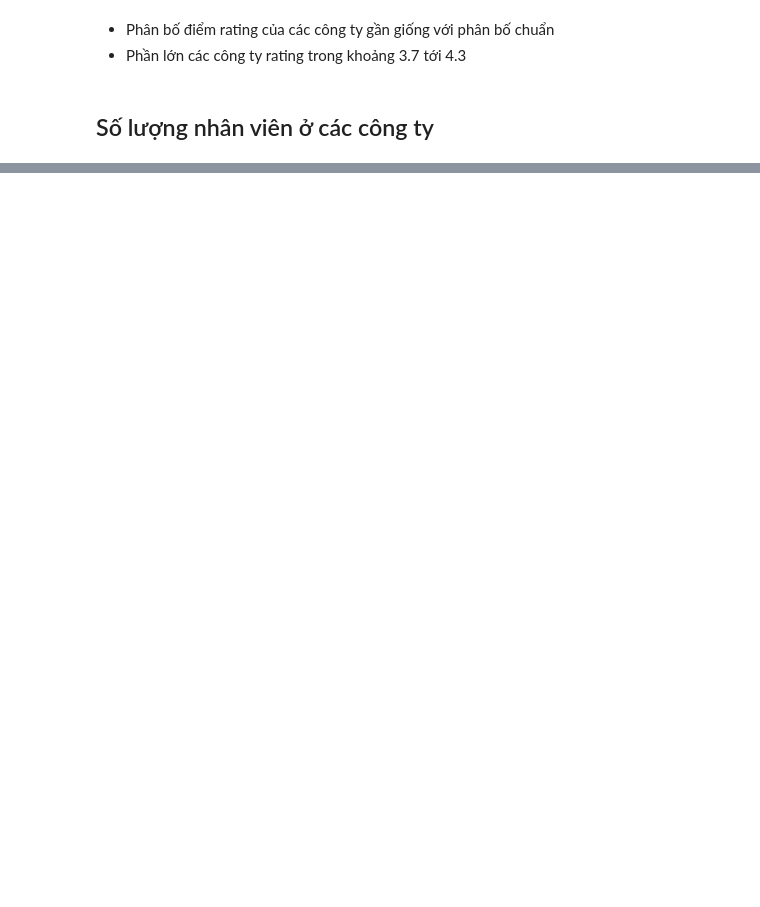
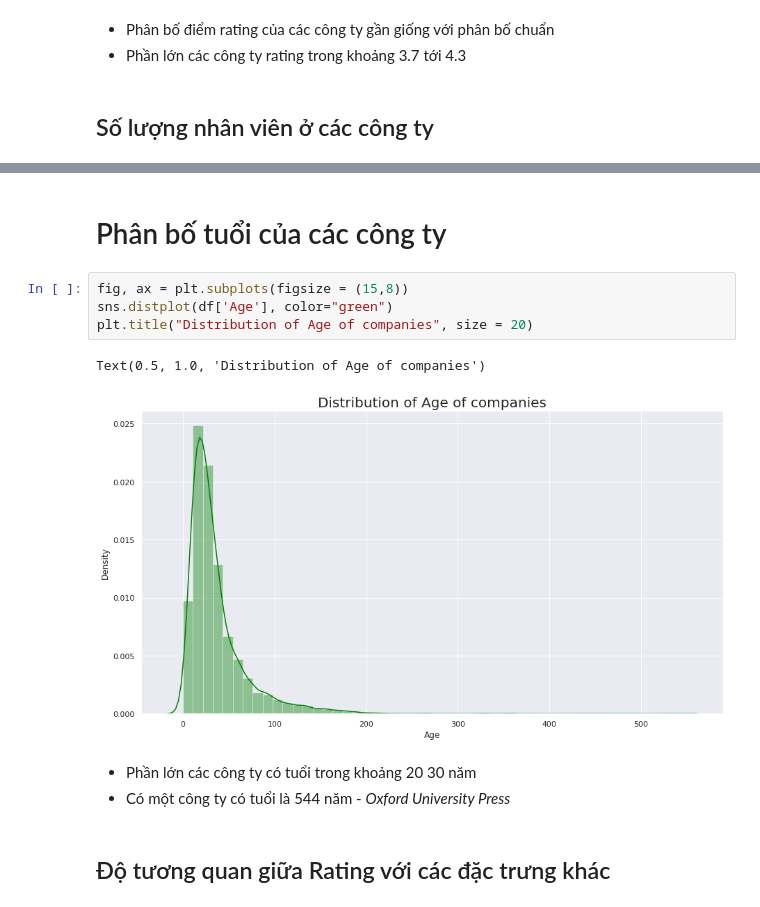
Before and after one commit to phuocleoceo/AmbitionBox-Rating, a Jupyter notebook: raw data/eda.ipynb, the cells around one changed output, grey strips where cells are left out. Saved outputs shown, nothing was run; the diff lists cells and outputs as text; blank space fills up the shorter version.

```diff
--- a/raw data/eda.ipynb
+++ b/raw data/eda.ipynb
@@ -180,0 +222,14 @@ Text(0.5, 0.98, 'High Salary company')
+# %% [markdown]
+# Phân bố tuổi của các công ty
+# %%
+fig, ax = plt.subplots(figsize = (15,8))
+sns.distplot(df['Age'], color="green")
+plt.title("Distribution of Age of companies", size = 20)
+# %% [output]
+Text(0.5, 1.0, 'Distribution of Age of companies')
+[figure, added]
+# %% [markdown]
+- Phần lớn các công ty có tuổi trong khoảng 20 30 năm
+- Có một công ty có tuổi là 544 năm - *Oxford University Press*
+# %% [markdown]
+## Độ tương quan giữa Rating với các đặc trưng khác
```
Also changed, not shown: parts of 16 cells of this notebook.
